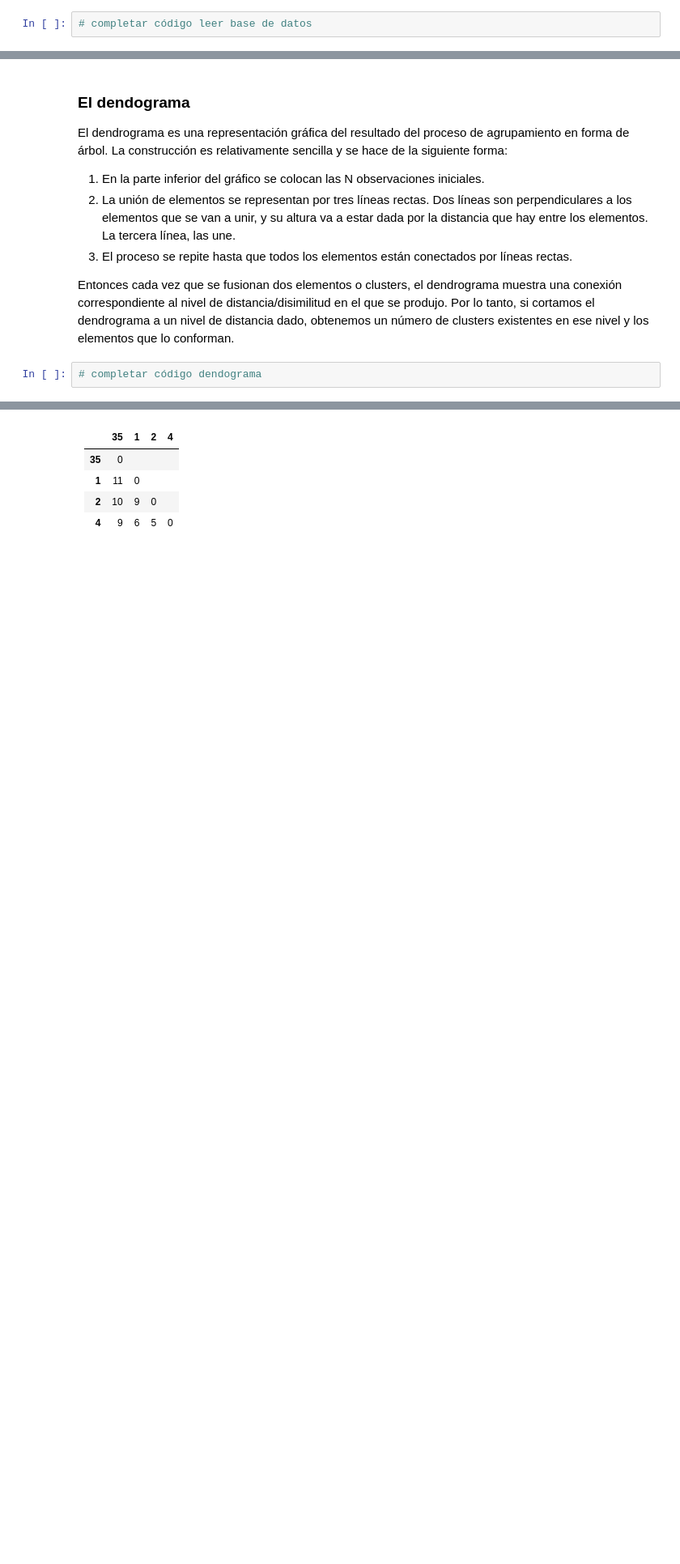
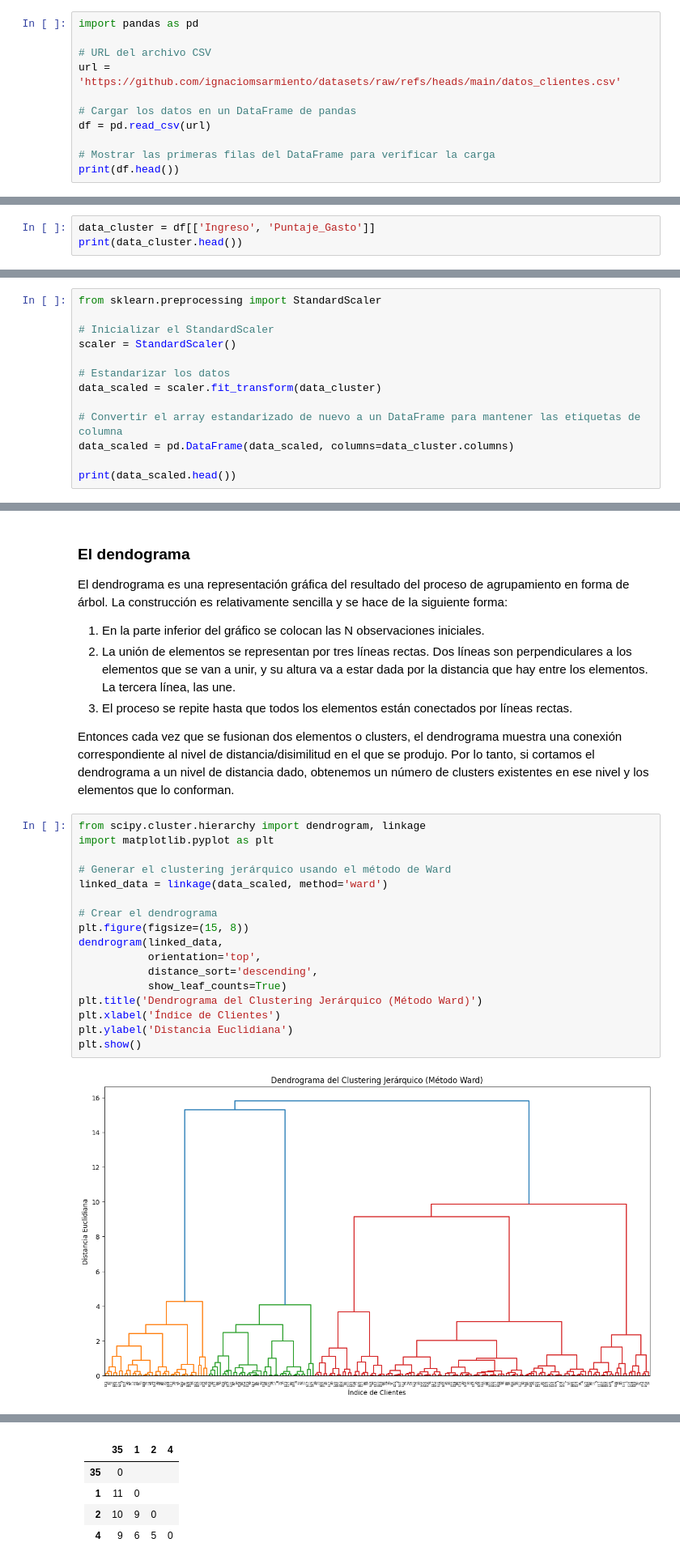
Before and after one commit to ignaciomsarmiento/IAMD, a Jupyter notebook: Clustering_Jerarquico/Clustering_Jerarquico_clase.ipynb, the cells around one changed output, grey strips where cells are left out. Shown: that part at 81% size. Saved outputs shown, nothing was run; the diff lists cells and outputs as text; blank space fills up the shorter version.

```diff
--- a/Clustering_Jerarquico/Clustering_Jerarquico_clase.ipynb
+++ b/Clustering_Jerarquico/Clustering_Jerarquico_clase.ipynb
@@ -276,4 +278,13 @@ plt.show()
 # %% [markdown]
 # Ejemplo: Segmentación de Clientes
 # %%
-# completar código leer base de datos
+import pandas as pd
+
+# URL del archivo CSV
+url = 'https://github.com/ignaciomsarmiento/datasets/raw/refs/heads/main/datos_clientes.csv'
+
+# Cargar los datos en un DataFrame de pandas
+df = pd.read_csv(url)
+
+# Mostrar las primeras filas del DataFrame para verificar la carga
+print(df.head())
@@ -279,0 +298,3 @@ plt.show()
+# %%
+data_cluster = df[['Ingreso', 'Puntaje_Gasto']]
+print(data_cluster.head())
@@ -279,0 +308,13 @@ plt.show()
+# %%
+from sklearn.preprocessing import StandardScaler
+
+# Inicializar el StandardScaler
+scaler = StandardScaler()
+
+# Estandarizar los datos
+data_scaled = scaler.fit_transform(data_cluster)
+
+# Convertir el array estandarizado de nuevo a un DataFrame para mantener las etiquetas de columna
+data_scaled = pd.DataFrame(data_scaled, columns=data_cluster.columns)
+
+print(data_scaled.head())
@@ -289,7 +337,24 @@ El dendrograma es una representación gráfica del resultado del proceso de agru
 
 Entonces cada vez que se fusionan dos elementos o clusters, el dendrograma muestra una conexión correspondiente al nivel de distancia/disimilitud en el que se produjo. Por lo tanto, si cortamos el dendrograma a un nivel de distancia dado, obtenemos un número de clusters existentes en ese nivel y los elementos que lo conforman.
 # %%
-# completar código dendograma
+from scipy.cluster.hierarchy import dendrogram, linkage
+import matplotlib.pyplot as plt
+
+# Generar el clustering jerárquico usando el método de Ward
+linked_data = linkage(data_scaled, method='ward')
+
+# Crear el dendrograma
+plt.figure(figsize=(15, 8))
+dendrogram(linked_data,
+           orientation='top',
+           distance_sort='descending',
+           show_leaf_counts=True)
+plt.title('Dendrograma del Clustering Jerárquico (Método Ward)')
+plt.xlabel('Índice de Clientes')
+plt.ylabel('Distancia Euclidiana')
+plt.show()
+# %% [output]
+[figure, added]
 # %% [markdown]
 ##### Ejemplo:
 
```
Also changed, not shown: parts of 9 cells of this notebook.
